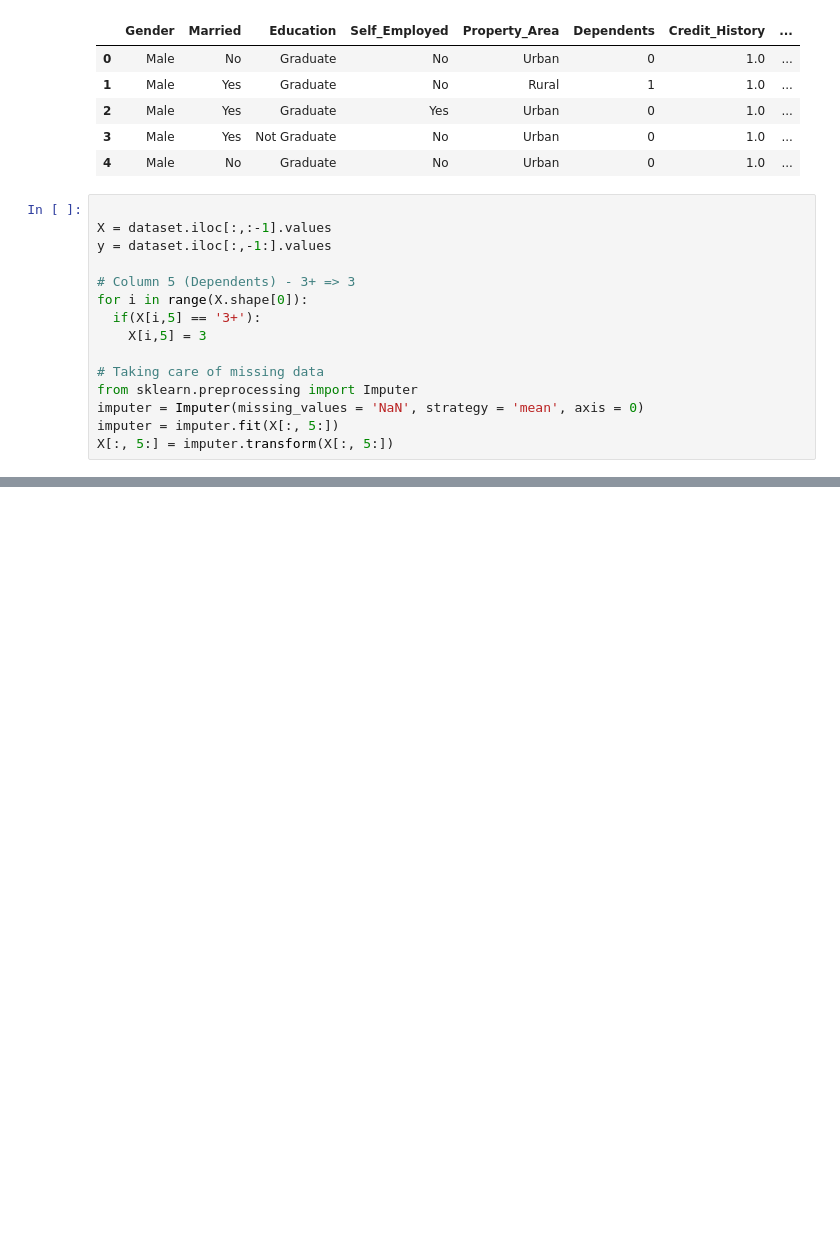
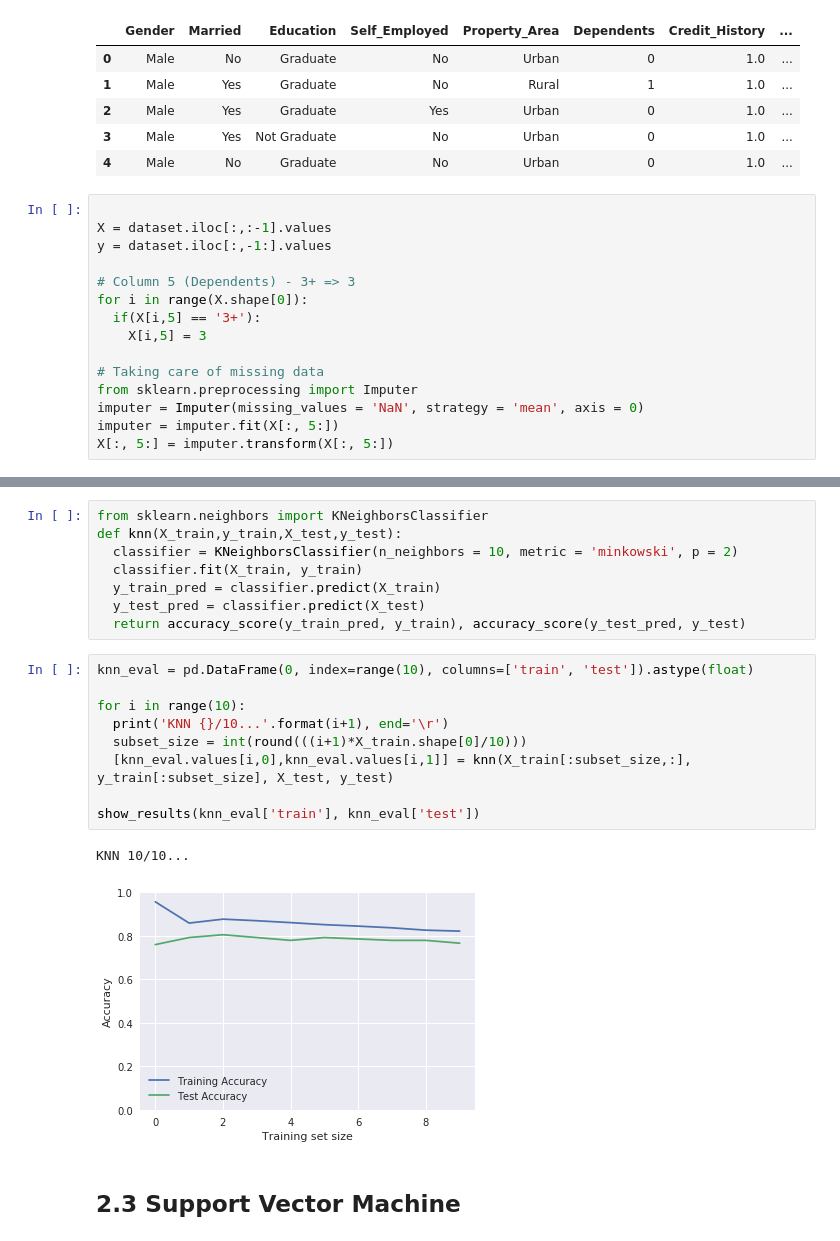
Before and after one commit to pleydier/loan_approval, a Jupyter notebook: Loan Approval.ipynb, the cells around one changed output, grey strips where cells are left out. Drawn from its saved outputs; the diff is of its cells as text; blank space fills up the shorter version.

```diff
--- a/Loan Approval.ipynb
+++ b/Loan Approval.ipynb
@@ -54,0 +97,22 @@ pd.DataFrame(X)
+# %%
+from sklearn.neighbors import KNeighborsClassifier
+def knn(X_train,y_train,X_test,y_test):
+  classifier = KNeighborsClassifier(n_neighbors = 10, metric = 'minkowski', p = 2)
+  classifier.fit(X_train, y_train)
+  y_train_pred = classifier.predict(X_train)
+  y_test_pred = classifier.predict(X_test)
+  return accuracy_score(y_train_pred, y_train), accuracy_score(y_test_pred, y_test)
+# %%
+knn_eval = pd.DataFrame(0, index=range(10), columns=['train', 'test']).astype(float)
+
+for i in range(10):
+  print('KNN {}/10...'.format(i+1), end='\r')
+  subset_size = int(round(((i+1)*X_train.shape[0]/10)))
+  [knn_eval.values[i,0],knn_eval.values[i,1]] = knn(X_train[:subset_size,:], y_train[:subset_size], X_test, y_test)
+
+show_results(knn_eval['train'], knn_eval['test'])
+# %% [output]
+KNN 10/10...
+[figure, added]
+# %% [markdown]
+## 2.3 Support Vector Machine
```
Also changed, not shown: parts of 17 cells of this notebook.
